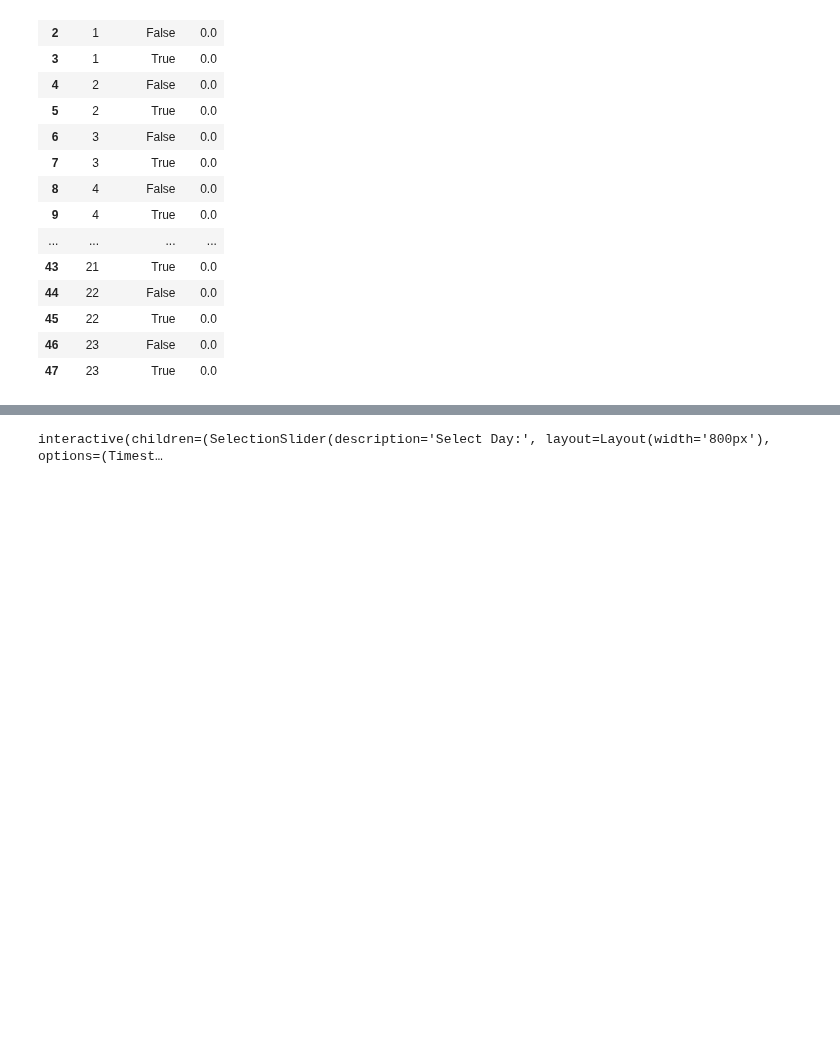
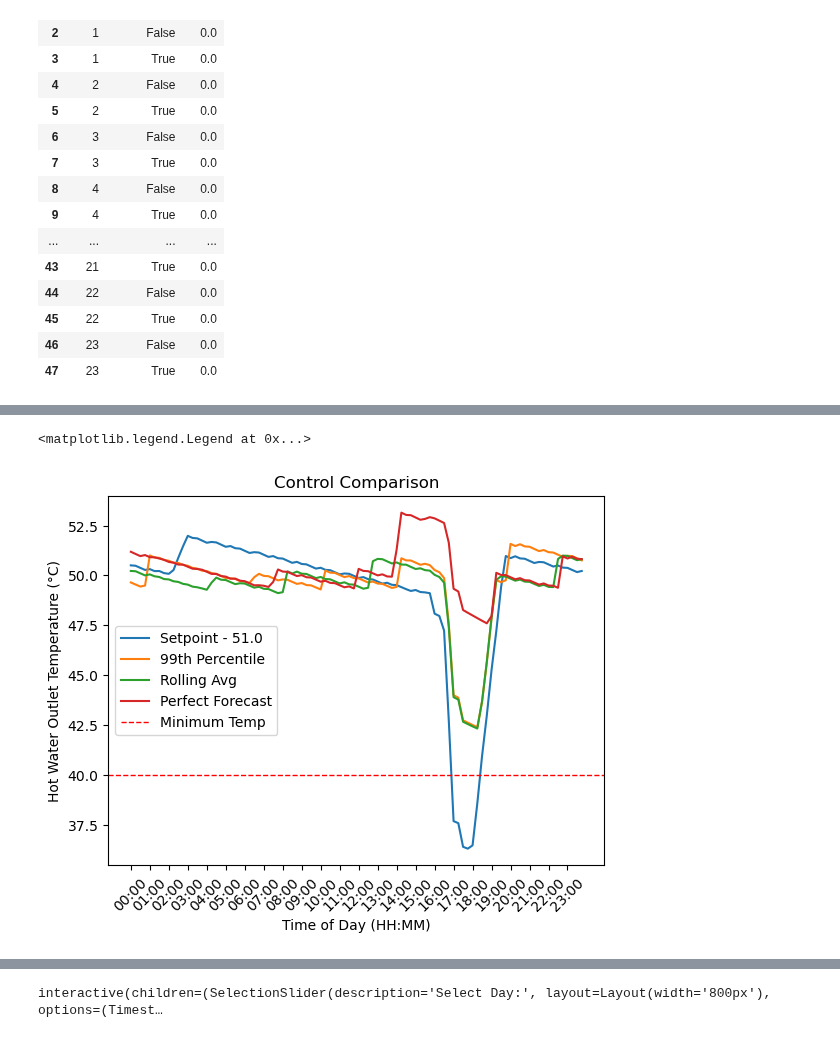
Before and after one commit to NREL/OCHRE, a Jupyter notebook: bin/run_wh_analysis_janelle.ipynb, the cells around one changed output, grey strips where cells are left out. Saved outputs shown, nothing was run; the diff lists cells and outputs as text; code cells hidden in the pictures; blank space fills up the shorter version.

```diff
--- a/bin/run_wh_analysis_janelle.ipynb
+++ b/bin/run_wh_analysis_janelle.ipynb
@@ -143,0 +253,37 @@ def pareto_frontier(x_vals, y_vals):
+# %%
+# look at index 1510 - 1520
+
+setpoint_temp = 51.0
+
+data_control = pd.read_csv(f'constant_setpoint_90023\\output_site_{site_number}_{setpoint_temp}_control_{water_nodes}.csv')
+data_percentile = pd.read_csv(f'output_site_90023_bisectioncontrol_12_99_percentile.csv')
+data_rolling = pd.read_csv(f'output_site_90023_bisectioncontrol_12_rolling avg.csv')
+data_perfect = pd.read_csv(f"output_site_90023_bisectioncontrol_12.csv")
+lower = (96) * 15 #day value * 96
+upper = lower + 96
+data_range = np.arange(lower, upper)
+
+#convert time interval
+tick_indices = np.arange(lower, upper)  # all 96 intervals
+# Map intervals to minutes of day (interval index * 15 min, modulo 1440 for wrapping)
+tick_minutes = ((tick_indices - lower) * 15) % 1440
+tick_labels = pd.to_datetime(tick_minutes, unit="m").strftime("%H:%M")
+
+plt.xticks(tick_indices[::4], tick_labels[::4], rotation=45)
+
+plt.xlabel("Time of Day (HH:MM)")
+plt.ylabel("Hot Water Outlet Temperature (°C)")
+
+plt.plot(data_range, data_control["Hot Water Outlet Temperature (C)"][lower:upper], label = f"Setpoint - {setpoint_temp}")
+plt.plot(data_range, data_percentile["Hot Water Outlet Temperature (C)"][lower:upper], label = "99th Percentile")
+plt.plot(data_range, data_rolling["Hot Water Outlet Temperature (C)"][lower:upper], label = "Rolling Avg")
+
+plt.plot(data_range, data_perfect["Hot Water Outlet Temperature (C)"][lower:upper], label = "Perfect Forecast")
+
+plt.axhline(y=40, color='r', linestyle='--', linewidth=1, label='Minimum Temp')
+plt.title("Control Comparison")
+
+plt.legend()
+# %% [output]
+<matplotlib.legend.Legend at 0x...>
+[figure, added]
```
Also changed, not shown: parts of 11 cells of this notebook, 8 other files.
